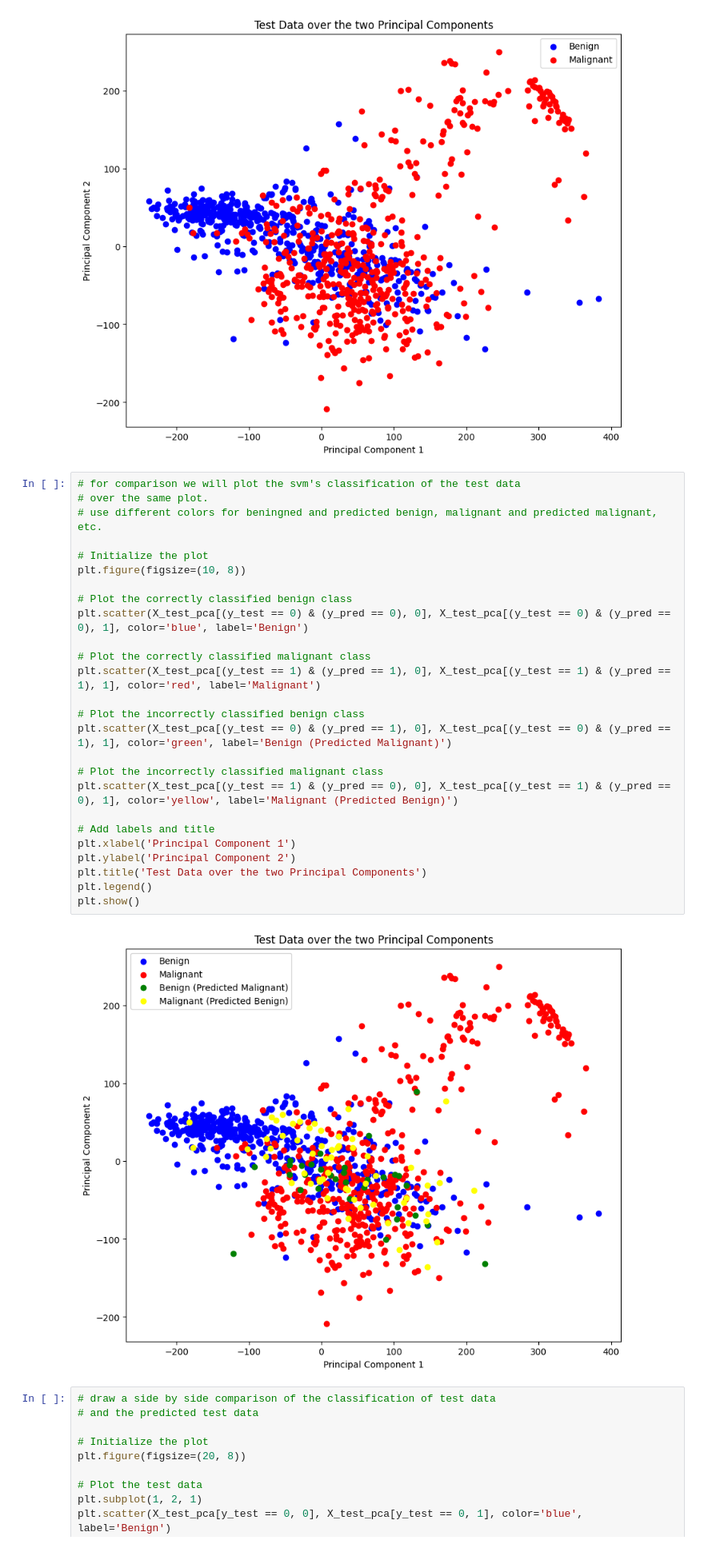
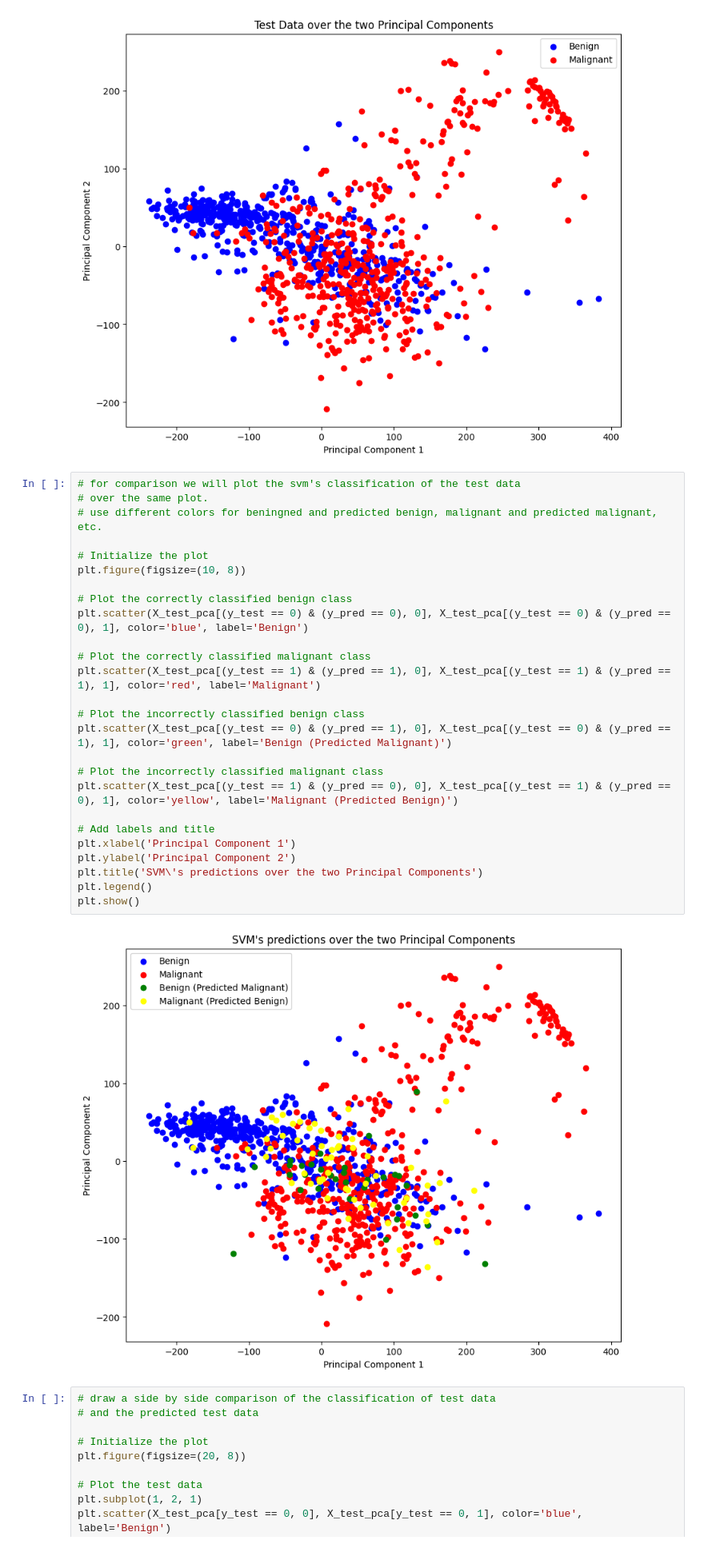
Before and after one commit to allanwzhang/cs4262_project, a Jupyter notebook: svm-logistic.ipynb, the cells around one changed output. Shown at 80% size. Drawn from its saved outputs; the diff is of its cells as text.

```diff
--- a/svm-logistic.ipynb
+++ b/svm-logistic.ipynb
@@ -343,31 +344,31 @@ plt.show()
 # %%
 # for comparison we will plot the svm's classification of the test data
 # over the same plot.
 # use different colors for beningned and predicted benign, malignant and predicted malignant, etc.
 
 # Initialize the plot
 plt.figure(figsize=(10, 8))
 
 # Plot the correctly classified benign class
 plt.scatter(X_test_pca[(y_test == 0) & (y_pred == 0), 0], X_test_pca[(y_test == 0) & (y_pred == 0), 1], color='blue', label='Benign')
 
 # Plot the correctly classified malignant class
 plt.scatter(X_test_pca[(y_test == 1) & (y_pred == 1), 0], X_test_pca[(y_test == 1) & (y_pred == 1), 1], color='red', label='Malignant')
 
 # Plot the incorrectly classified benign class
 plt.scatter(X_test_pca[(y_test == 0) & (y_pred == 1), 0], X_test_pca[(y_test == 0) & (y_pred == 1), 1], color='green', label='Benign (Predicted Malignant)')
 
 # Plot the incorrectly classified malignant class
 plt.scatter(X_test_pca[(y_test == 1) & (y_pred == 0), 0], X_test_pca[(y_test == 1) & (y_pred == 0), 1], color='yellow', label='Malignant (Predicted Benign)')
 
 # Add labels and title
 plt.xlabel('Principal Component 1')
 plt.ylabel('Principal Component 2')
-plt.title('Test Data over the two Principal Components')
+plt.title('SVM\'s predictions over the two Principal Components')
 plt.legend()
 plt.show()
 # %% [output]
-[figure, old version]
+[figure, new version]
 # %%
 # draw a side by side comparison of the classification of test data
 # and the predicted test data
```
Also changed, not shown: parts of 7 cells of this notebook.
